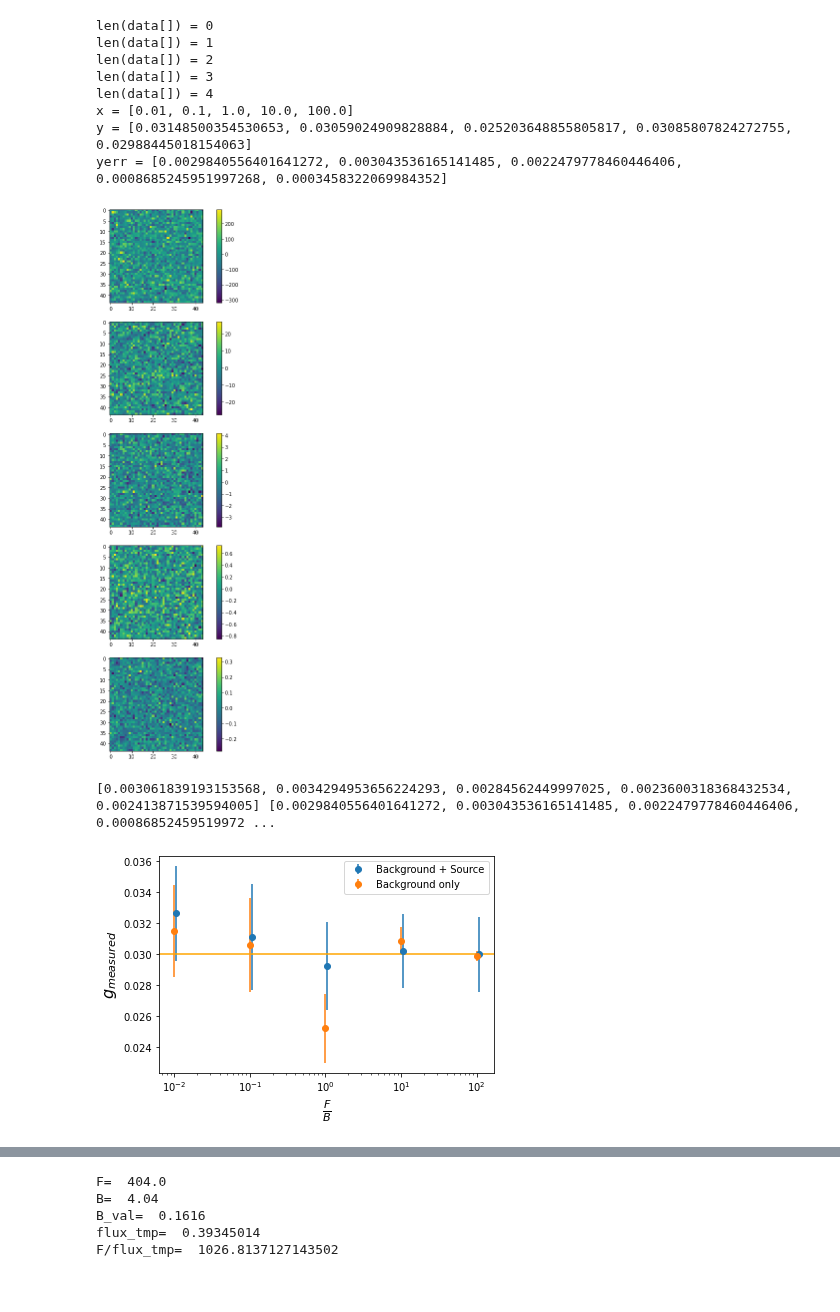
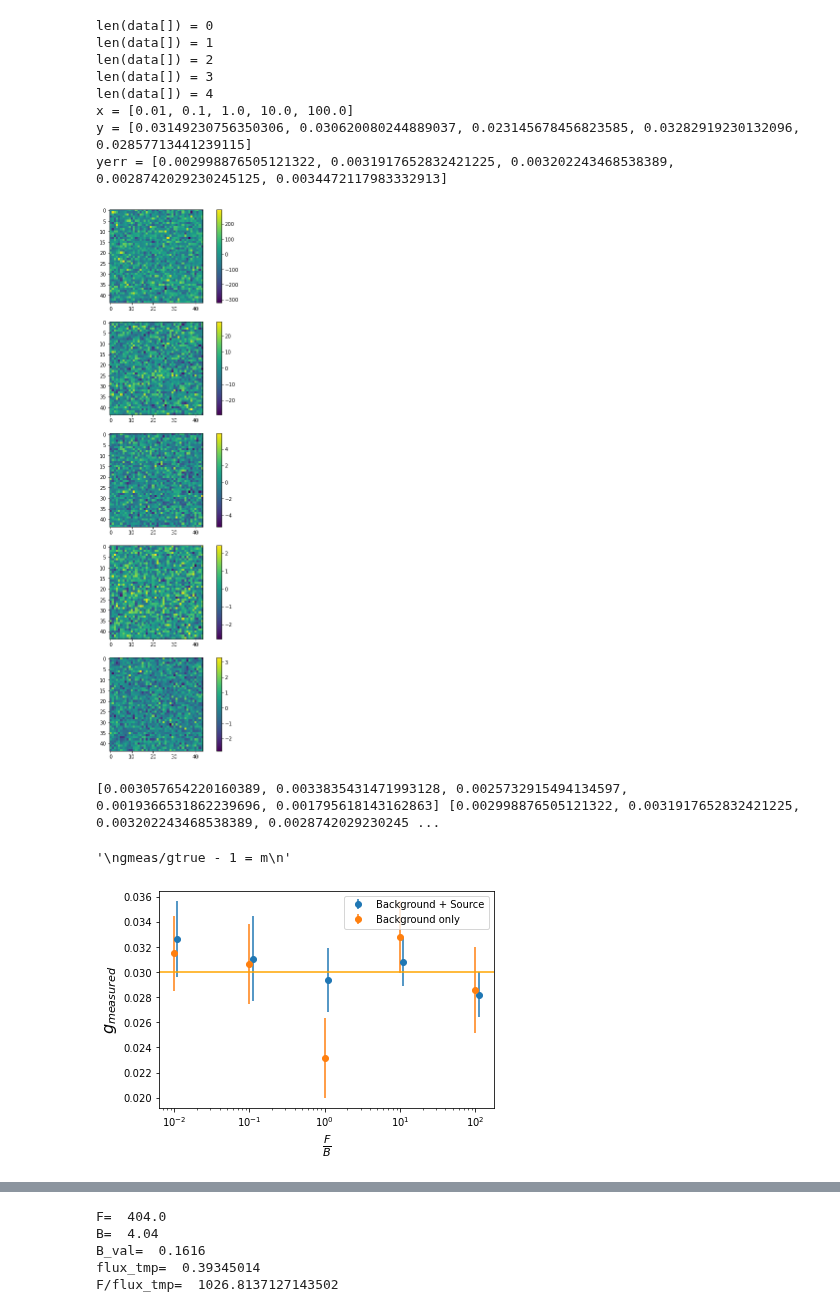
Before and after one commit to norrisbach/Metacal, a Jupyter notebook: metacalUpdated.ipynb, the cells around one changed output, grey strips where cells are left out. Drawn from its saved outputs; the diff is of its cells as text; code cells hidden in the pictures.

```diff
--- a/metacalUpdated.ipynb
+++ b/metacalUpdated.ipynb
@@ -115,6 +115,7 @@ def make_data(rng, FbyB, shear, version=0, first=False, SbyN=20):
     F = SbyN**2.*(1+FbyB)/FbyB
     B = F/FbyB
     B_val = B/25.0
+    F_val=F/25.0
 
     im = (im/flux_tmp)*F
 
@@ -130,8 +131,8 @@ def make_data(rng, FbyB, shear, version=0, first=False, SbyN=20):
 
     if version==1:
         noise_image = rng.normal(scale=1, size=im.array.shape)
-        noise_image *= np.sqrt(B_val)/std_tmp
-        variance_array = np.ones_like(im.array)*(B_val)/std_tmp**2
+        noise_image *= np.sqrt(B_val+F_val)/std_tmp
+        variance_array = np.ones_like(im.array)*(B_val+F_val)/std_tmp**2
         im += noise_image
 
         if first:
@@ -151,11 +152,7 @@ def make_data(rng, FbyB, shear, version=0, first=False, SbyN=20):
 
     # noise variance map
     if version==0:
-        wt = 1.0/variance_array
-    """
-    if version==1:
-        wt = 1.0/variance_im.array
-    """
+        wt = 1.0/np.average(variance_array)*np.ones_like(variance_array)
     if version==1:
         wt = 1.0/variance_array
 
@@ -173,20 +170,3 @@ def make_data(rng, FbyB, shear, version=0, first=False, SbyN=20):
         psf=psf_obs,
     )
     return obs, backgrounds
-
-"""
-    if version==1:
-
-        # added 1/std_tmp**2 to get noise maps to have the same amplitude as version 1
-        variance_im = (B_val + im)/std_tmp**2
-        random = galsim.BaseDeviate()
-
-        varNoise = galsim.VariableGaussianNoise(random, variance_im)
-
-        save_im = im.copy()
-        im.addNoise(varNoise)
-        noise_im = im - save_im
-
-        if first:
-            backgrounds.append(noise_im.array)
-"""
@@ -328,21 +306,25 @@ len(data[]) = 2
 len(data[]) = 3
 len(data[]) = 4
 x = [0.01, 0.1, 1.0, 10.0, 100.0]
-y = [0.03148500354530653, 0.03059024909828884, 0.025203648855805817, 0.03085807824272755, 0.02988445018154063]
-yerr = [0.0029840556401641272, 0.003043536165141485, 0.0022479778460446406, 0.0008685245951997268, 0.0003458322069984352]
+y = [0.03149230756350306, 0.030620080244889037, 0.023145678456823585, 0.03282919230132096, 0.02857713441239115]
+yerr = [0.002998876505121322, 0.0031917652832421225, 0.003202243468538389, 0.0028742029230245125, 0.0034472117983332913]
-[figure, old version]
+[figure, new version]
 # %%
-#plt.errorbar(ans1[0], ans1[1], xerr=ans1[2], yerr=ans1[3], fmt='o', label='background only')
-plt.errorbar(np.array(ans1[0])*1.06, ans1[1], yerr=ans1[3], fmt='o', label='Background + Source')
+plt.errorbar(np.array(ans1[0])*1.1, ans1[1], yerr=ans1[3], fmt='o', label='Background + Source')
 plt.errorbar(ans2[0], ans2[1], yerr=ans2[3], fmt='o', label='Background only')
 plt.axhline(shear_true[0], color="orange")
 plt.xscale("log")
 plt.xlabel(r'$\frac{F}{B}$', fontsize=16)
 plt.ylabel(r'$g_{measured}$', fontsize=16)
 plt.legend()
 print(ans1[3],ans2[3])
+
+"""
+gmeas/gtrue - 1 = m
+"""
 #save_val_0 = [0.0010861470030806908, 0.0014783170832631377, 0.0014538051055479001, 0.0009056403836244388, 0.0006580901814194727]
 #save_val_1 = [0.0049488546018961735, 0.004397964013490067, 0.004142580033099891, 0.0040331941664393, 0.0038827850822848223]
 # %% [output]
-[0.003061839193153568, 0.0034294953656224293, 0.00284562449997025, 0.0023600318368432534, 0.002413871539594005] [0.0029840556401641272, 0.003043536165141485, 0.0022479778460446406, 0.00086852459519972 ...
+[0.003057654220160389, 0.0033835431471993128, 0.0025732915494134597, 0.0019366531862239696, 0.001795618143162863] [0.002998876505121322, 0.0031917652832421225, 0.003202243468538389, 0.0028742029230245 ...
+'\ngmeas/gtrue - 1 = m\n'
-[figure, old version]
+[figure, new version]
```
Also changed, not shown: parts of 4 cells of this notebook.
